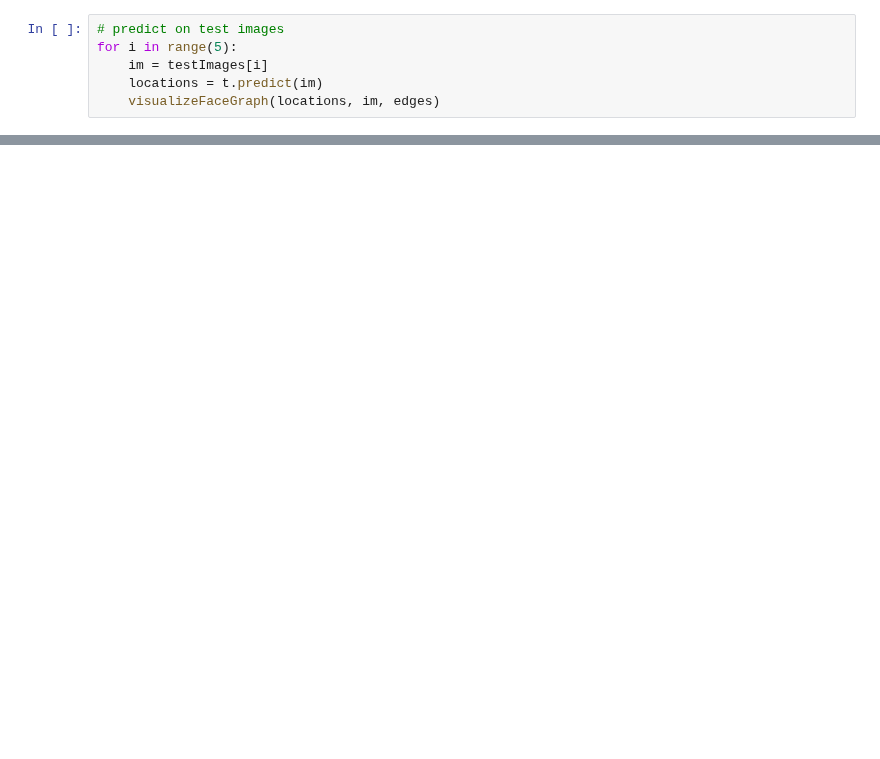
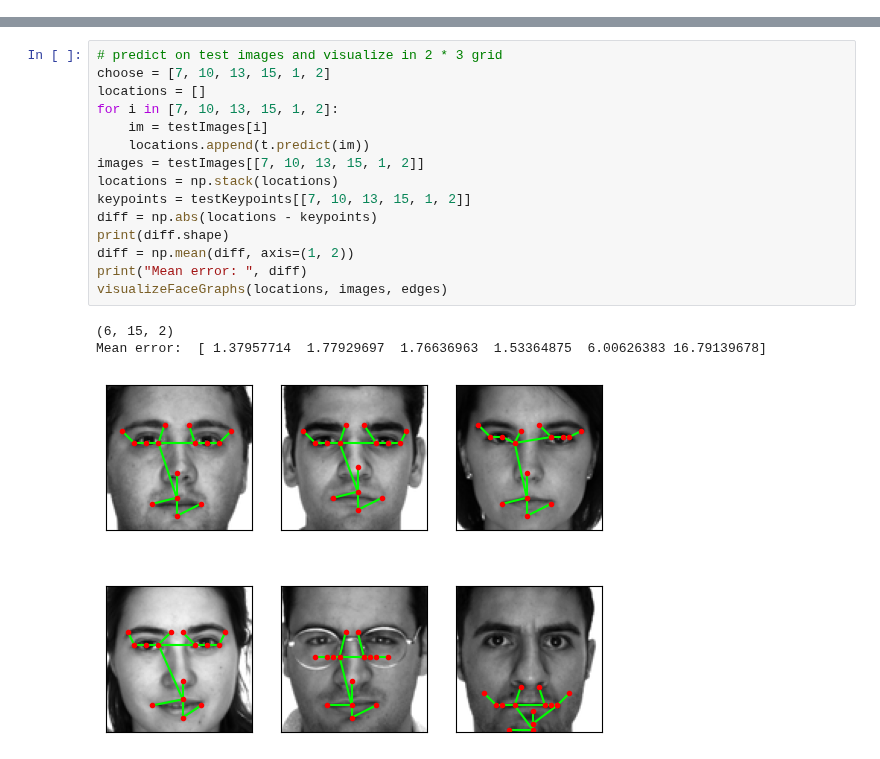
Before and after one commit to sushrutborkar/project-274b, a Jupyter notebook: testing.ipynb, the cells around one changed output, grey strips where cells are left out. Cells and saved outputs as stored; diff of their text form; blank space fills up the shorter version.

```diff
--- a/testing.ipynb
+++ b/testing.ipynb
@@ -102,6 +108,0 @@ KeyboardInterrupt:
-# %%
-# predict on test images
-for i in range(5):
-    im = testImages[i]
-    locations = t.predict(im)
-    visualizeFaceGraph(locations, im, edges)
@@ -113,0 +109,19 @@ for i in range(5):
+# %%
+# predict on test images and visualize in 2 * 3 grid
+choose = [7, 10, 13, 15, 1, 2]
+locations = []
+for i in [7, 10, 13, 15, 1, 2]:
+    im = testImages[i]
+    locations.append(t.predict(im))
+images = testImages[[7, 10, 13, 15, 1, 2]]
+locations = np.stack(locations)
+keypoints = testKeypoints[[7, 10, 13, 15, 1, 2]]
+diff = np.abs(locations - keypoints)
+print(diff.shape)
+diff = np.mean(diff, axis=(1, 2))
+print("Mean error: ", diff)
+visualizeFaceGraphs(locations, images, edges)
+# %% [output]
+(6, 15, 2)
+Mean error:  [ 1.37957714  1.77929697  1.76636963  1.53364875  6.00626383 16.79139678]
+[figure, added]
```
Also changed, not shown: parts of 9 cells of this notebook, 11 other files.
